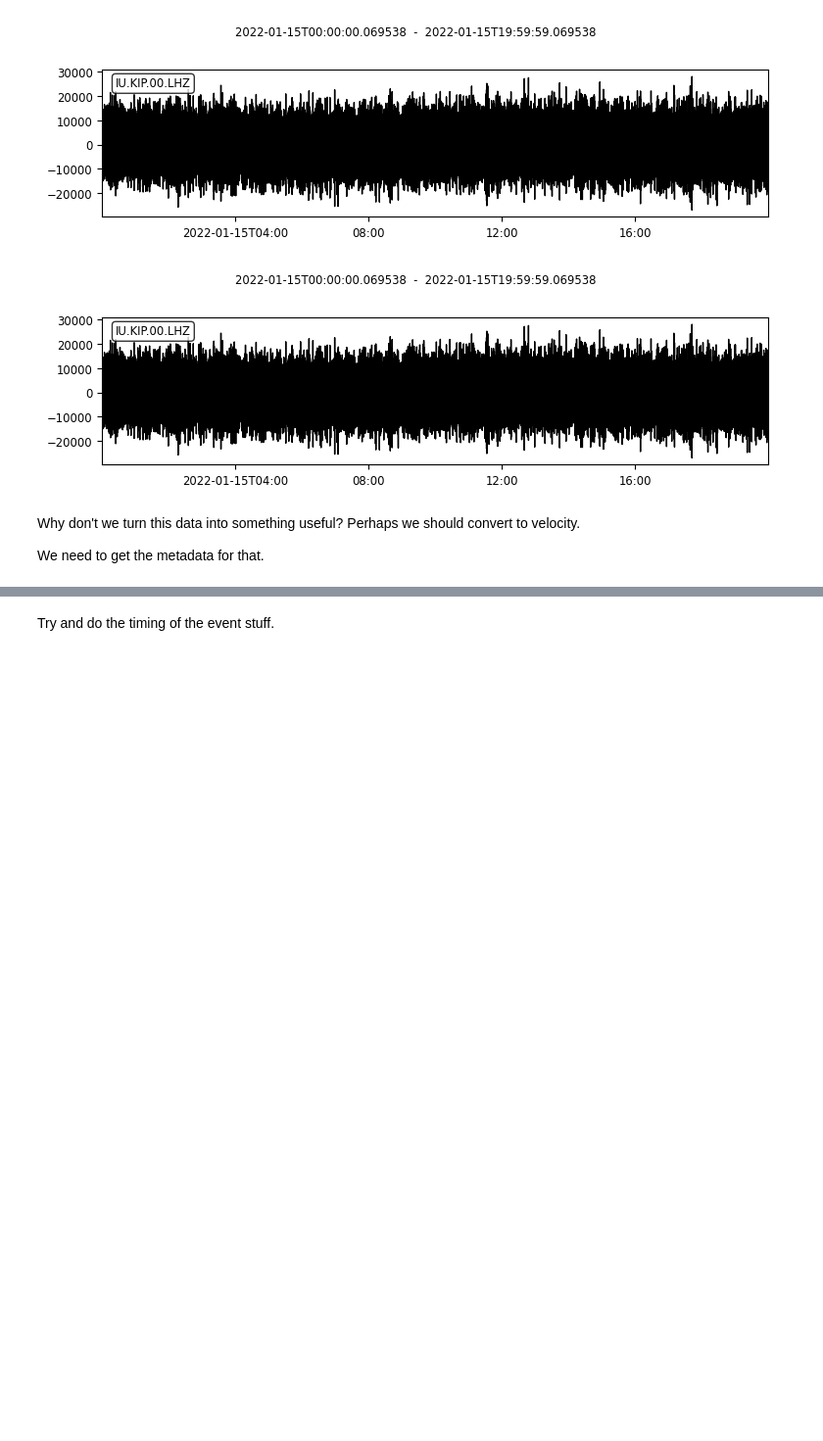
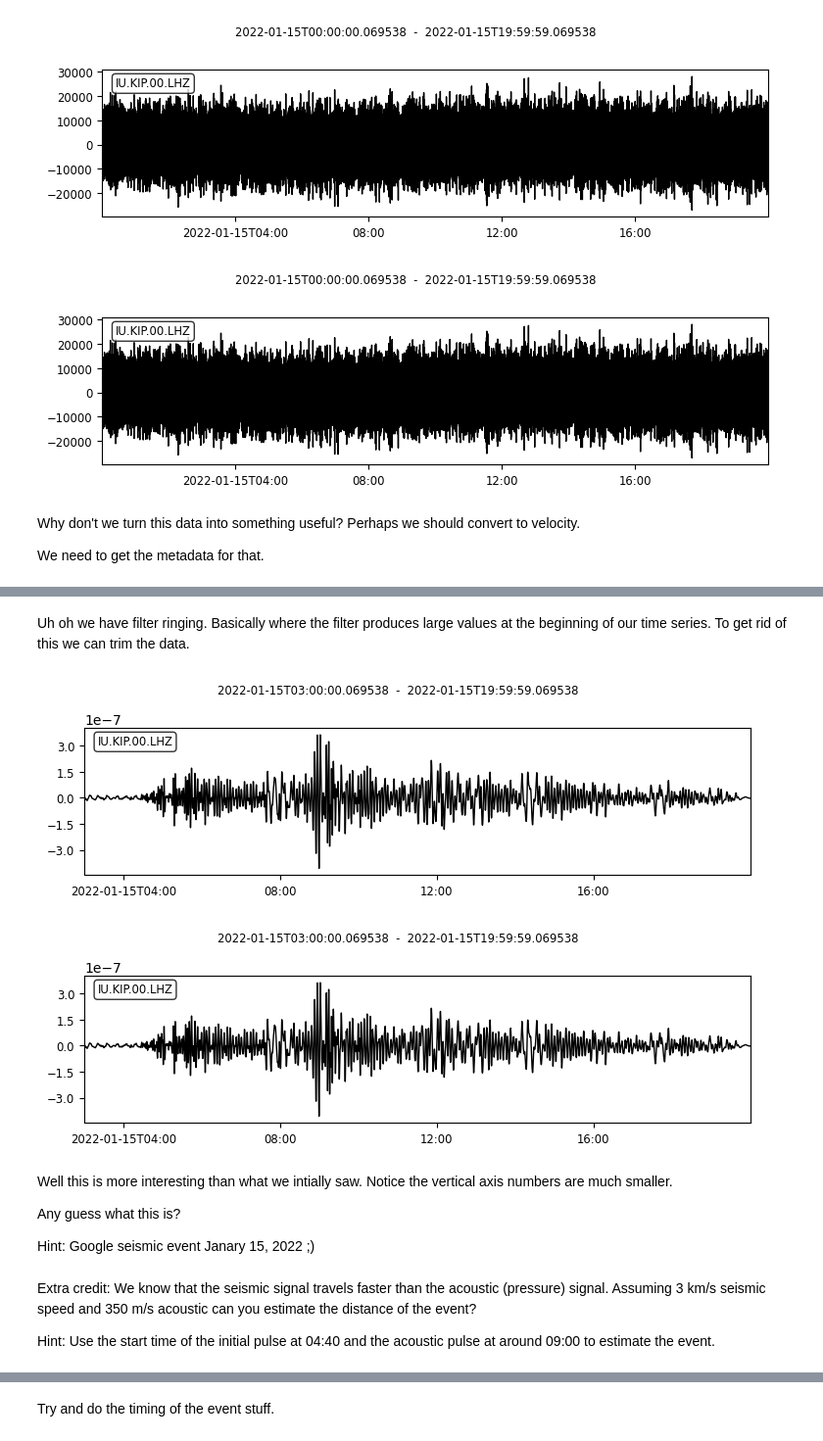
Before and after one commit to aringler-usgs/IRIS_2022, a Jupyter notebook: exercises.ipynb, the cells around one changed output, grey strips where cells are left out. Shown at 98% size. Saved outputs shown, nothing was run; the diff lists cells and outputs as text; code cells hidden in the pictures; blank space fills up the shorter version.

```diff
--- a/exercises.ipynb
+++ b/exercises.ipynb
@@ -43,0 +113,18 @@ Apply a filter and look at the signal
+# %% [markdown]
+Uh oh we have filter ringing.  Basically where the filter produces large values at the beginning of our time series.  To get rid of this we can trim the data.
+# %%
+st.trim(st[0].stats.starttime+3*60*60)
+st.plot()
+# %% [output]
+[figure, added]
+[figure, added]
+# %% [markdown]
+Well this is more interesting than what we intially saw.  Notice the vertical axis numbers are much smaller.
+
+Any guess what this is?
+
+Hint: Google seismic event Janary 15, 2022 ;)
+# %% [markdown]
+Extra credit: We know that the seismic signal travels faster than the acoustic (pressure) signal.  Assuming 3 km/s seismic speed and 350 m/s acoustic can you estimate the distance of the event?
+
+Hint: Use the start time of the initial pulse at 04:40 and the acoustic pulse at around 09:00 to estimate the event.
```
Also changed, not shown: parts of 18 cells of this notebook.
